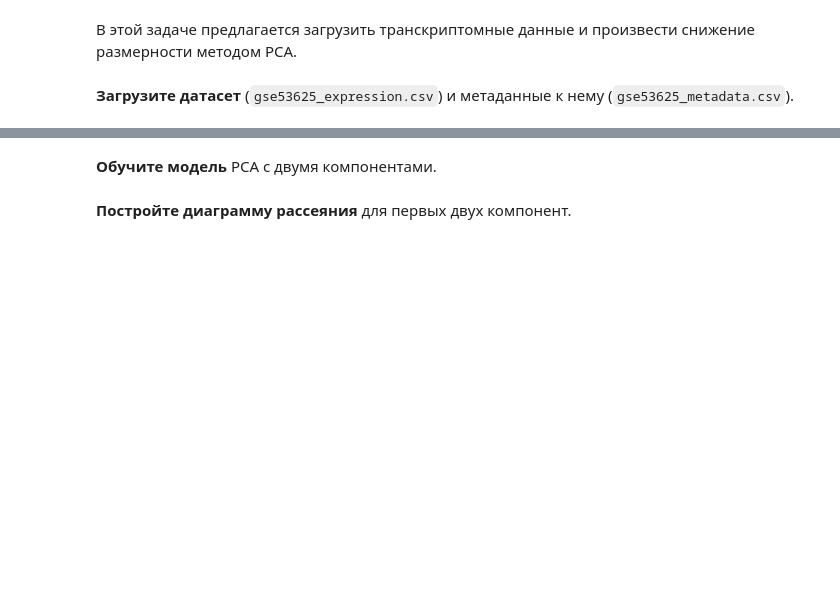
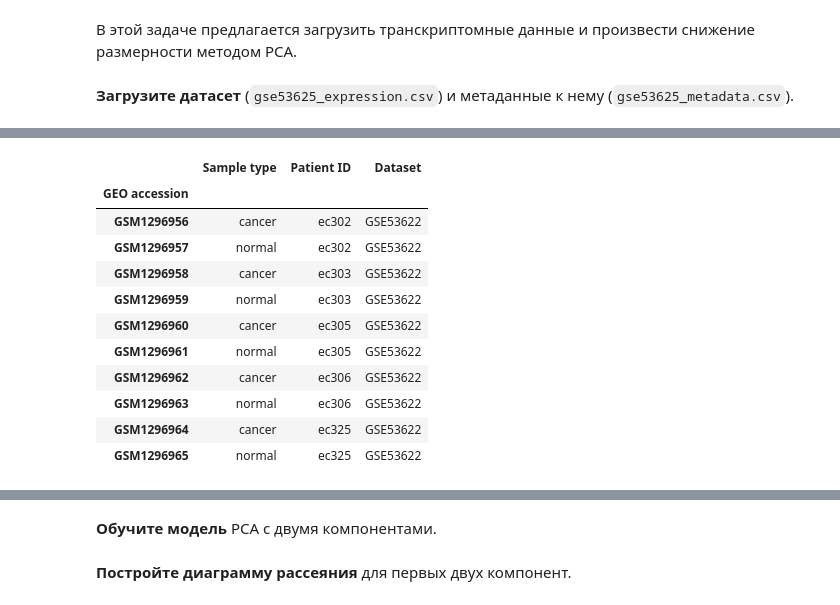
Before and after one commit to Existanze54/sirius-machine-learning-2025, a Jupyter notebook: Seminars/BioInf/S6_DimRed.ipynb, the cells around one changed output, grey strips where cells are left out. Cells and saved outputs as stored; diff of their text form; code cells hidden in the pictures; blank space fills up the shorter version.

```diff
--- a/Seminars/BioInf/S6_DimRed.ipynb
+++ b/Seminars/BioInf/S6_DimRed.ipynb
@@ -26,0 +60,15 @@ sns.set_style("whitegrid")
+# %%
+escc_meta.head(10)
+# %% [output]
+|  | Sample type | Patient ID | Dataset |
+| GEO accession |  |  |  |
+| GSM1296956 | cancer | ec302 | GSE53622 |
+| GSM1296957 | normal | ec302 | GSE53622 |
+| GSM1296958 | cancer | ec303 | GSE53622 |
+| GSM1296959 | normal | ec303 | GSE53622 |
+| GSM1296960 | cancer | ec305 | GSE53622 |
+| GSM1296961 | normal | ec305 | GSE53622 |
+| GSM1296962 | cancer | ec306 | GSE53622 |
+| GSM1296963 | normal | ec306 | GSE53622 |
+| GSM1296964 | cancer | ec325 | GSE53622 |
+| GSM1296965 | normal | ec325 | GSE53622 |
```
Also changed, not shown: parts of 11 cells of this notebook.
